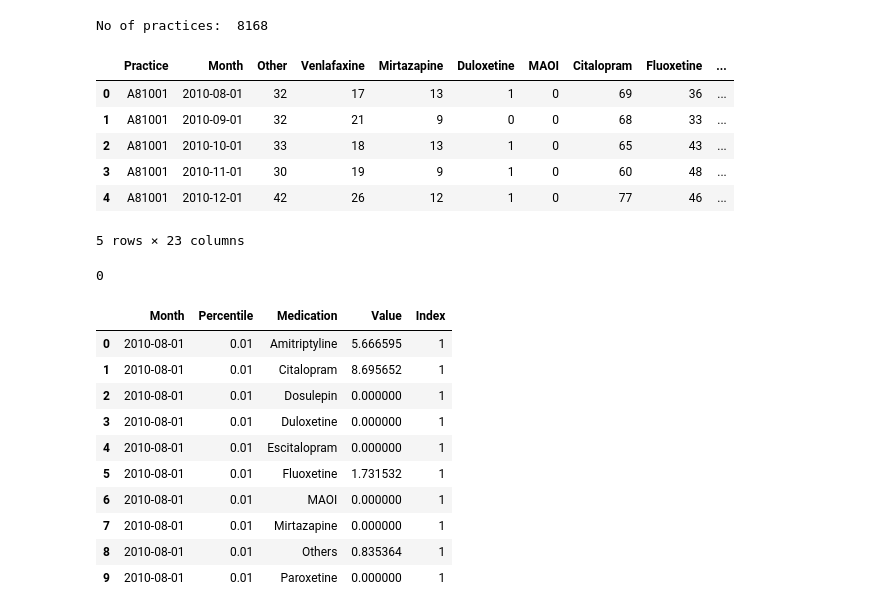
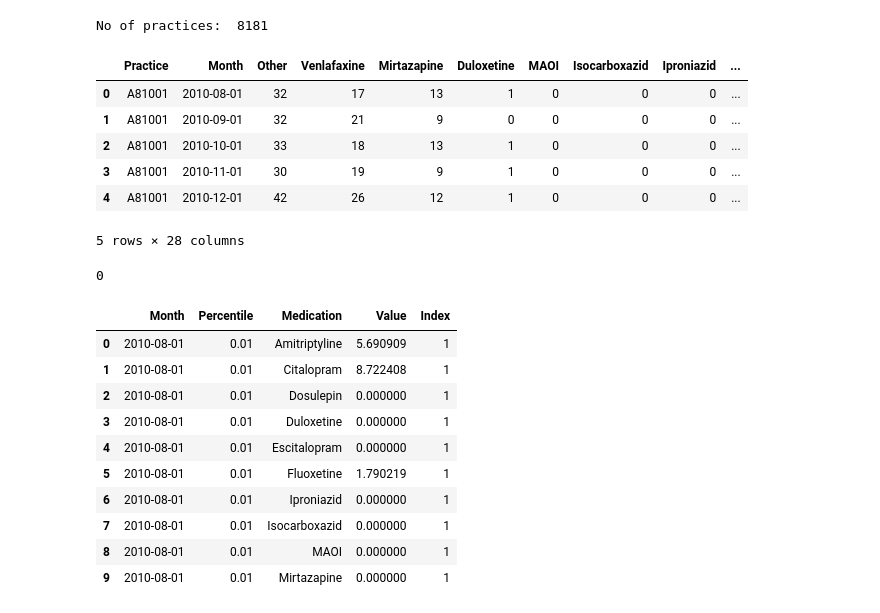
Before and after one commit to ebmdatalab/antidepressant-trends-paper, a Jupyter notebook: Antidepressant percentile charts-2.ipynb, the cells around one changed output. Saved outputs shown, nothing was run; the diff lists cells and outputs as text; code cells hidden in the pictures.

```diff
--- a/Antidepressant percentile charts-2.ipynb
+++ b/Antidepressant percentile charts-2.ipynb
@@ -1,26 +1,26 @@
 # %%
 # Import data from CSV file
-# Practice-level data, range May 2016 to April 2018
+# Practice-level data, range August 2010 to November 2019
 # Other category (as per BNF 040304) contains venlafaxine, mirtazapine, and duloxetine
 
 import pandas as pd
 import numpy as np
 import os
 os.chdir("/Users/paulbogowicz/Documents/Research/Oxford University/OpenPrescribing - antidepressants/Data")
 
-df1 = pd.read_csv("helen-antidepressants_7_years_13.08.18.csv")
+df1 = pd.read_csv("helen_antidepressants_to_2019_11.csv")
 df1 = df1.rename(columns={"practice":"Practice","month":"Month","total_items":"Total","total_cost":"Cost","MAOi":"MAOI"})
 print("No of practices: ", df1["Practice"].nunique())
 df1.head()
 # %% [output]
-No of practices:  8168
+No of practices:  8181
-|  | Practice | Month | Other | Venlafaxine | Mirtazapine | Duloxetine | MAOI | Citalopram | Fluoxetine | ... |
-| 0 | A81001 | 2010-08-01 | 32 | 17 | 13 | 1 | 0 | 69 | 36 | ... |
-| 1 | A81001 | 2010-09-01 | 32 | 21 | 9 | 0 | 0 | 68 | 33 | ... |
-| 2 | A81001 | 2010-10-01 | 33 | 18 | 13 | 1 | 0 | 65 | 43 | ... |
-| 3 | A81001 | 2010-11-01 | 30 | 19 | 9 | 1 | 0 | 60 | 48 | ... |
-| 4 | A81001 | 2010-12-01 | 42 | 26 | 12 | 1 | 0 | 77 | 46 | ... |
+|  | Practice | Month | Other | Venlafaxine | Mirtazapine | Duloxetine | MAOI | Isocarboxazid | Iproniazid | ... |
+| 0 | A81001 | 2010-08-01 | 32 | 17 | 13 | 1 | 0 | 0 | 0 | ... |
+| 1 | A81001 | 2010-09-01 | 32 | 21 | 9 | 0 | 0 | 0 | 0 | ... |
+| 2 | A81001 | 2010-10-01 | 33 | 18 | 13 | 1 | 0 | 0 | 0 | ... |
+| 3 | A81001 | 2010-11-01 | 30 | 19 | 9 | 1 | 0 | 0 | 0 | ... |
+| 4 | A81001 | 2010-12-01 | 42 | 26 | 12 | 1 | 0 | 0 | 0 | ... |
-5 rows × 23 columns
+5 rows × 28 columns
 # %%
 # Calculate class totals
 
@@ -41,7 +41,7 @@ df1["MAOI %"] = 100*df1["MAOI"]/df1["Total"]
 df1["Tricyclic %"] = 100*df1["Tricyclic"]/df1["Total"]
 df1["Others %"] = 100*df1["Others"]/df1["Total"]
 
-# Calculate percentages for top 10 most prescribed (2017) and others of interest
+# Calculate percentages for top 10 most prescribed (2018) and others of interest
 
 df1["Amitriptyline %"] = 100*df1["Amitriptyline"]/df1["Total"]
 df1["Citalopram %"] = 100*df1["Citalopram"]/df1["Total"]
@@ -55,11 +55,17 @@ df1["Trazodone %"] = 100*df1["Trazodone"]/df1["Total"]
 df1["Venlafaxine %"] = 100*df1["Venlafaxine"]/df1["Total"]
 df1["Dosulepin %"] = 100*df1["Dosulepin"]/df1["Total"]
 df1["Trimipramine %"] = 100*df1["Trimipramine"]/df1["Total"]
+df1["Isocarboxazid %"] = 100*df1["Isocarboxazid"]/df1["Total"]
+df1["Iproniazid %"] = 100*df1["Iproniazid"]/df1["Total"]
+df1["Tranylcypromine %"] = 100*df1["Tranylcypromine"]/df1["Total"]
+df1["Moclobemide %"] = 100*df1["Moclobemide"]/df1["Total"]
+df1["Phenelzine %"] = 100*df1["Phenelzine"]/df1["Total"]
 
-# df2 = df1[["Practice", "Month", "SSRI %","SNRI %","MAOi %","Tricyclics %","Mirtazapine %","Trazodone %","Other %","Dosulepin %","Lofepramine %","Paroxetine %","Trimipramine %"]] # use this line once TCA is defined
-df2 = df1[["Practice", "Month", "SSRI %","SNRI %","MAOI %","Tricyclic %","Others %","Amitriptyline %","Citalopram %","Duloxetine %","Escitalopram %","Fluoxetine %","Mirtazapine %","Paroxetine %","Sertraline %","Trazodone %","Venlafaxine %","Dosulepin %","Trimipramine %"]]
+
+df2 = df1[["Practice", "Month", "SSRI %","SNRI %","MAOI %","Tricyclic %","Others %","Amitriptyline %","Citalopram %","Duloxetine %","Escitalopram %","Fluoxetine %","Mirtazapine %","Paroxetine %","Sertraline %","Trazodone %","Venlafaxine %","Dosulepin %","Trimipramine %","Isocarboxazid %","Iproniazid %","Tranylcypromine %","Moclobemide %","Phenelzine %"]]
 
 # Calculate percentiles and deciles
+
 x = np.concatenate([np.arange(0.01,0.1,0.01),np.arange(0.1,0.9,0.1),np.arange(0.9,1,0.01)])
 pc = df2.groupby('Month').quantile(x)
 pc = pc.stack().reset_index().rename(columns={"level_1": 'Percentile',"level_2": 'Medication', 0:"Value"}) # rearrange
@@ -68,16 +74,16 @@ pc["Medication"] = pc["Medication"].str[0:-2] # remove percentage signs from dru
 pc.head(10)
 # %% [output]
 |  | Month | Percentile | Medication | Value | Index |
-| 0 | 2010-08-01 | 0.01 | Amitriptyline | 5.666595 | 1 |
-| 1 | 2010-08-01 | 0.01 | Citalopram | 8.695652 | 1 |
+| 0 | 2010-08-01 | 0.01 | Amitriptyline | 5.690909 | 1 |
+| 1 | 2010-08-01 | 0.01 | Citalopram | 8.722408 | 1 |
 | 2 | 2010-08-01 | 0.01 | Dosulepin | 0.000000 | 1 |
 | 3 | 2010-08-01 | 0.01 | Duloxetine | 0.000000 | 1 |
 | 4 | 2010-08-01 | 0.01 | Escitalopram | 0.000000 | 1 |
-| 5 | 2010-08-01 | 0.01 | Fluoxetine | 1.731532 | 1 |
-| 6 | 2010-08-01 | 0.01 | MAOI | 0.000000 | 1 |
-| 7 | 2010-08-01 | 0.01 | Mirtazapine | 0.000000 | 1 |
-| 8 | 2010-08-01 | 0.01 | Others | 0.835364 | 1 |
-| 9 | 2010-08-01 | 0.01 | Paroxetine | 0.000000 | 1 |
+| 5 | 2010-08-01 | 0.01 | Fluoxetine | 1.790219 | 1 |
+| 6 | 2010-08-01 | 0.01 | Iproniazid | 0.000000 | 1 |
+| 7 | 2010-08-01 | 0.01 | Isocarboxazid | 0.000000 | 1 |
+| 8 | 2010-08-01 | 0.01 | MAOI | 0.000000 | 1 |
+| 9 | 2010-08-01 | 0.01 | Mirtazapine | 0.000000 | 1 |
 # %%
 # Time series charts for drug classes
 
```
Also changed, not shown: parts of 4 cells of this notebook, 4 other files.
